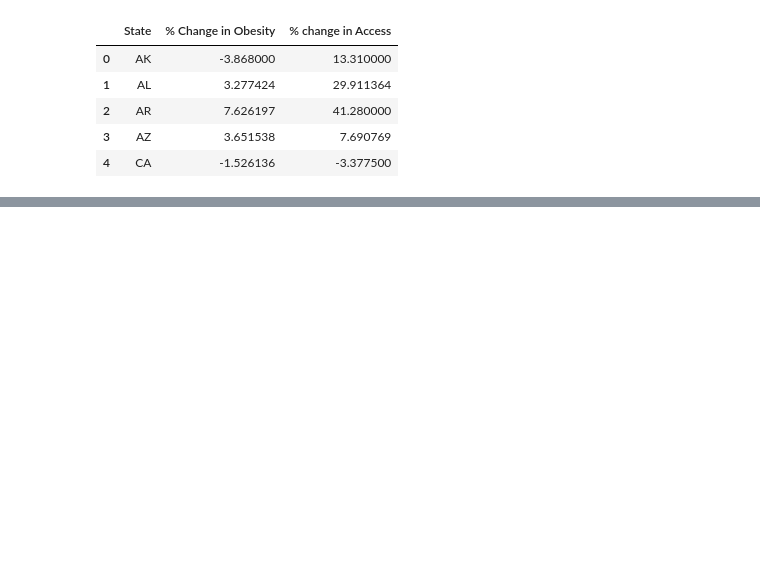
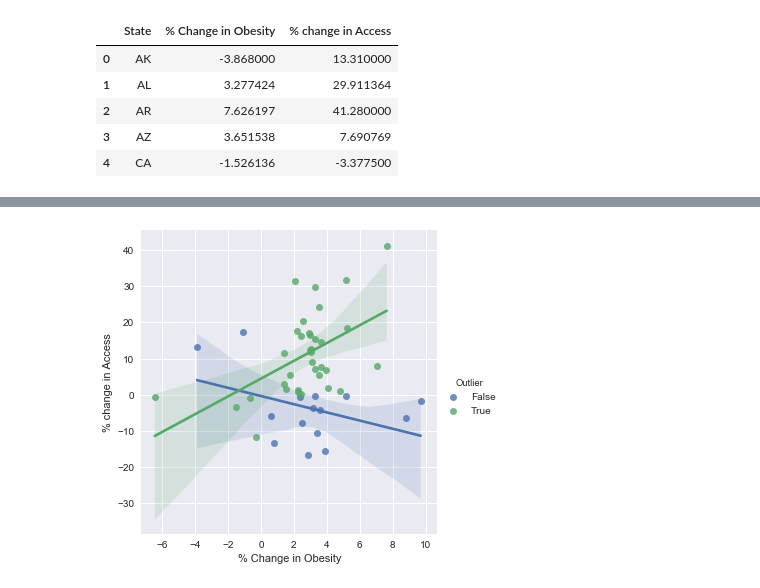
Before and after one commit to MBenner12/FoodDeserts-Project-, a Jupyter notebook: Blakemaster.pynb.ipynb, the cells around one changed output, grey strips where cells are left out. Cells and saved outputs as stored; diff of their text form; code cells hidden in the pictures; blank space fills up the shorter version.

```diff
--- a/Blakemaster.pynb.ipynb
+++ b/Blakemaster.pynb.ipynb
@@ -97,0 +176,11 @@ array(['State', 'Grocery 2009', 'Convenience 2009',
+# %%
+import seaborn as sns
+sns.set()
+
+
+# Plot tip as a function of toal bill across days
+g = sns.lmplot(x="% Change in Obesity", y="% change in Access", hue="Outlier",
+               truncate=True, size=5, data=outlier_df)
+plt.show()
+# %% [output]
+[figure, added]
```
Also changed, not shown: parts of 24 cells of this notebook.
